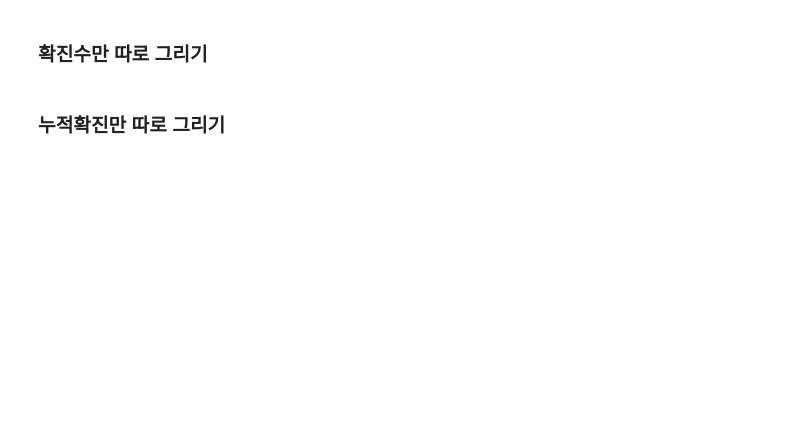
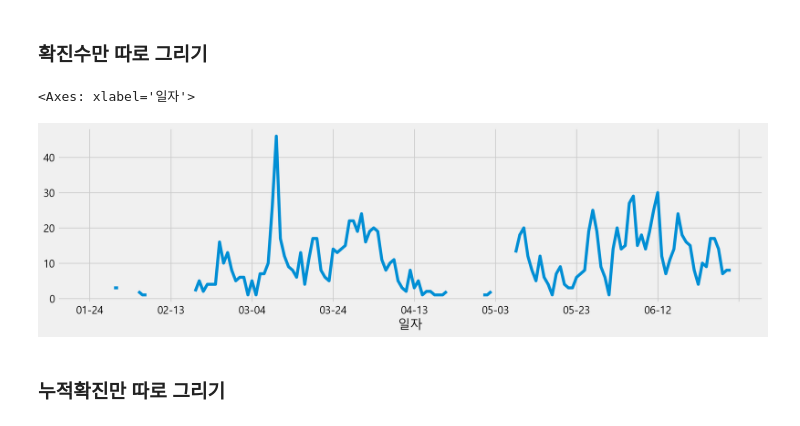
Before and after one commit to nz663633/data-analysis-viz, a Jupyter notebook: seoul-covid-19-02-eda-input.ipynb, the cells around one changed output. Saved outputs shown, nothing was run; the diff lists cells and outputs as text; code cells hidden in the pictures; blank space fills up the shorter version.

```diff
--- a/seoul-covid-19-02-eda-input.ipynb
+++ b/seoul-covid-19-02-eda-input.ipynb
@@ -457,6 +513,11 @@ all_day.head()
 ### 확진수만 따로 그리기
 # %%
 # 누적확진수와 확진수와 차이가 크면 제대로 보이지 않기 때문에 확진수만 그립니다.
+
+cum_day["확진수"].plot(figsize=(15, 4))
+# %% [output]
+<Axes: xlabel='일자'>
+[figure, added]
 # %% [markdown]
 ### 누적확진만 따로 그리기
 # %%
```
Also changed, not shown: parts of 9 cells of this notebook.
